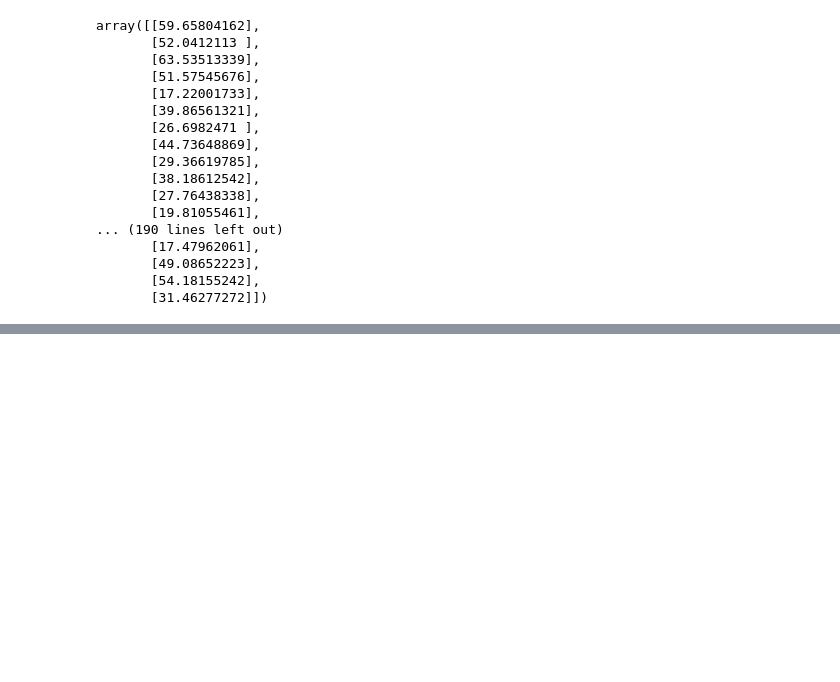
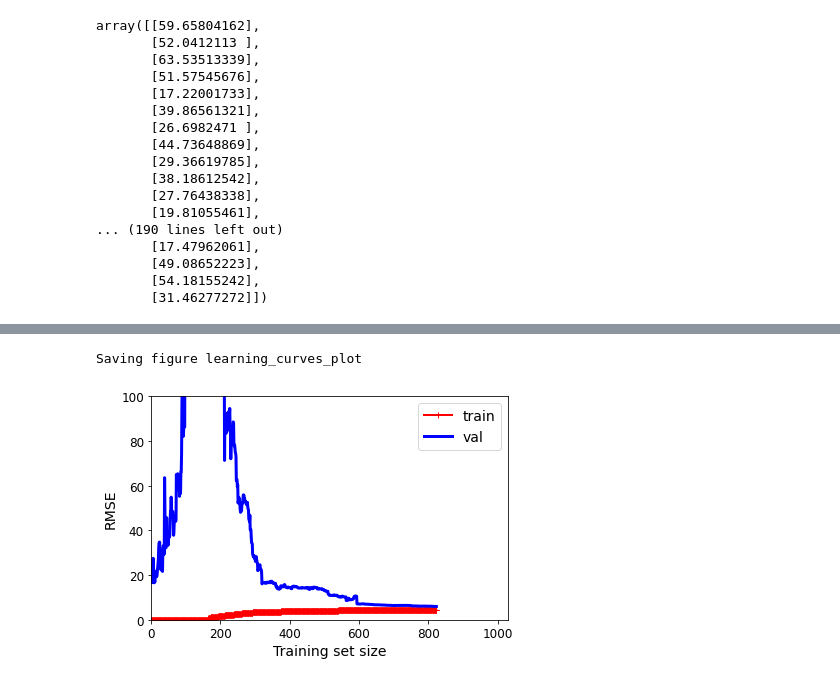
Before and after one commit to elisabellahj/MLing, a Jupyter notebook: Andreas.ipynb, the cells around one changed output, grey strips where cells are left out. Drawn from its saved outputs; the diff is of its cells as text; code cells hidden in the pictures; blank space fills up the shorter version.

```diff
--- a/Andreas.ipynb
+++ b/Andreas.ipynb
@@ -86,0 +125,18 @@ NameError: name 'plt' is not defined
+# %%
+# poly fit
+
+from sklearn.preprocessing import PolynomialFeatures
+from sklearn.pipeline import Pipeline
+
+polynomial_regression = Pipeline([
+        ("poly_features", PolynomialFeatures(degree=3, include_bias=False)),
+        ("lin_reg", LinearRegression()),
+    ])
+
+plot_learning_curves(polynomial_regression, X, y)
+plt.axis([0, 1030, 0, 100])           # not shown
+save_fig("learning_curves_plot")  # not shown
+plt.show()
+# %% [output]
+Saving figure learning_curves_plot
+[figure, added]
```
Also changed, not shown: parts of 4 cells of this notebook, 2 other files.
